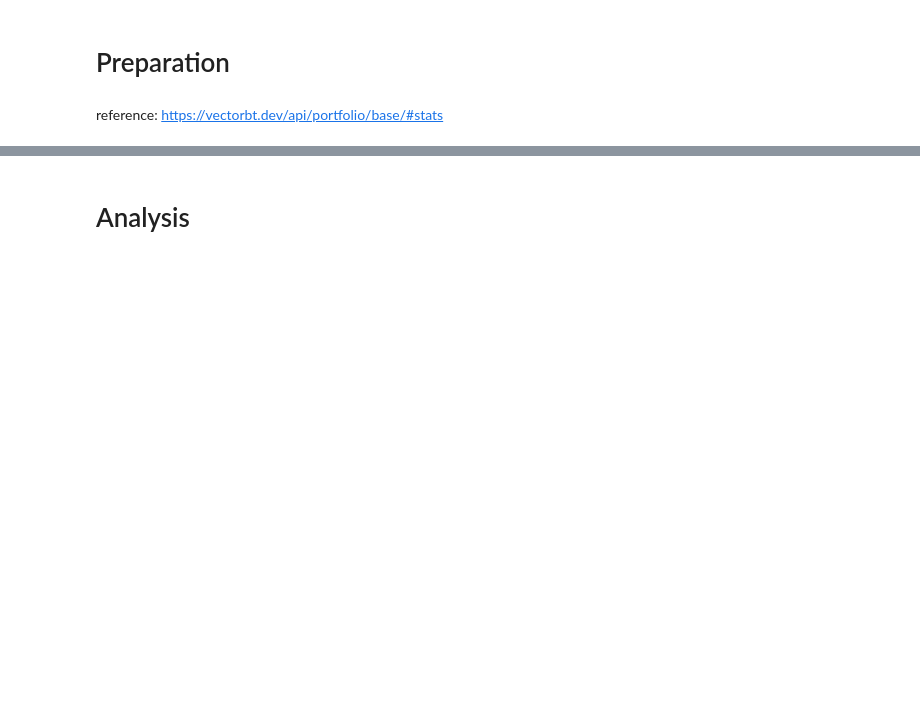
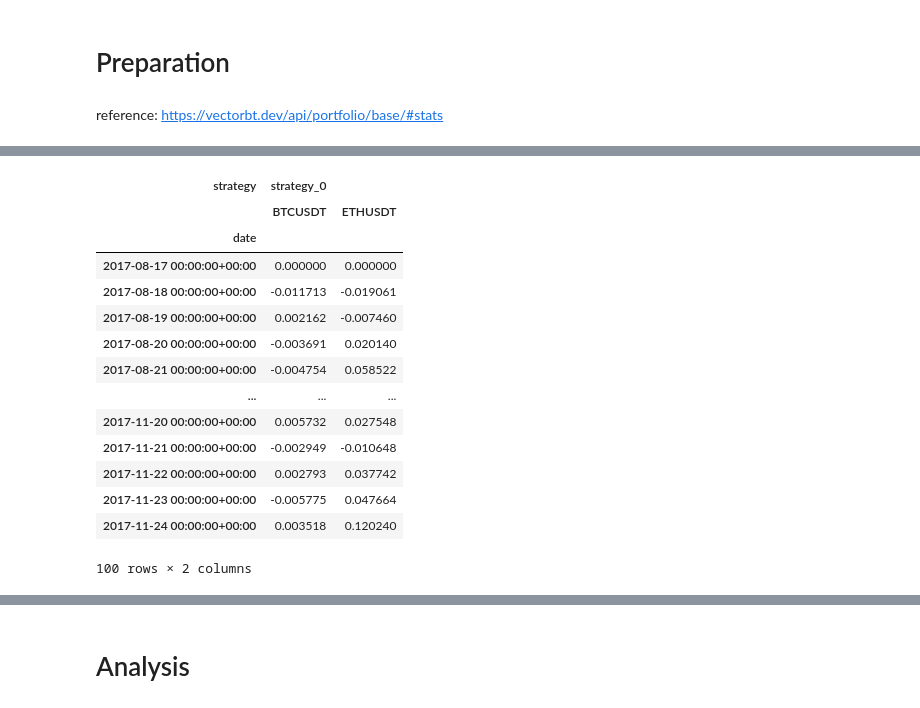
Before and after one commit to tomlupo/vectorbt_tools, a Jupyter notebook: examples/backtesting_analysis.ipynb, the cells around one changed output, grey strips where cells are left out. Cells and saved outputs as stored; diff of their text form; code cells hidden in the pictures; blank space fills up the shorter version.

```diff
--- a/examples/backtesting_analysis.ipynb
+++ b/examples/backtesting_analysis.ipynb
@@ -11,0 +82,22 @@ column = 0
+# %%
+# Performanace contribution
+ctr = pf_weights.shift(1)*_pf.asset_returns(group_by=False)
+ctr = ctr.fillna(0)
+ctr.index = pd.DatetimeIndex(ctr.index,name='date')
+ctr
+# %% [output]
+| strategy | strategy_0 |  |
+|  | BTCUSDT | ETHUSDT |
+| date |  |  |
+| 2017-08-17 00:00:00+00:00 | 0.000000 | 0.000000 |
+| 2017-08-18 00:00:00+00:00 | -0.011713 | -0.019061 |
+| 2017-08-19 00:00:00+00:00 | 0.002162 | -0.007460 |
+| 2017-08-20 00:00:00+00:00 | -0.003691 | 0.020140 |
+| 2017-08-21 00:00:00+00:00 | -0.004754 | 0.058522 |
+| ... | ... | ... |
+| 2017-11-20 00:00:00+00:00 | 0.005732 | 0.027548 |
+| 2017-11-21 00:00:00+00:00 | -0.002949 | -0.010648 |
+| 2017-11-22 00:00:00+00:00 | 0.002793 | 0.037742 |
+| 2017-11-23 00:00:00+00:00 | -0.005775 | 0.047664 |
+| 2017-11-24 00:00:00+00:00 | 0.003518 | 0.120240 |
+100 rows × 2 columns
```
Also changed, not shown: parts of 12 cells of this notebook, 3 other files.
